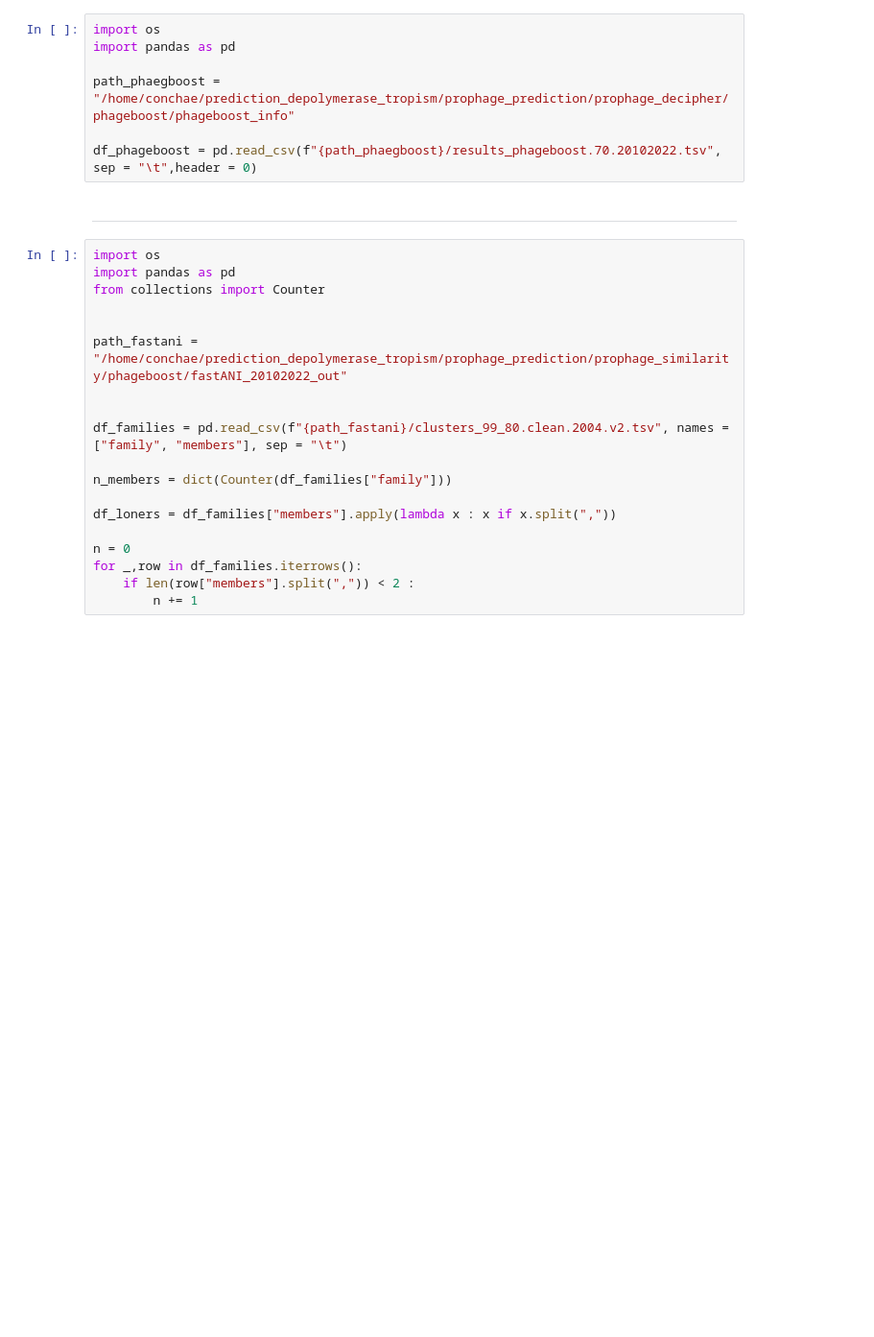
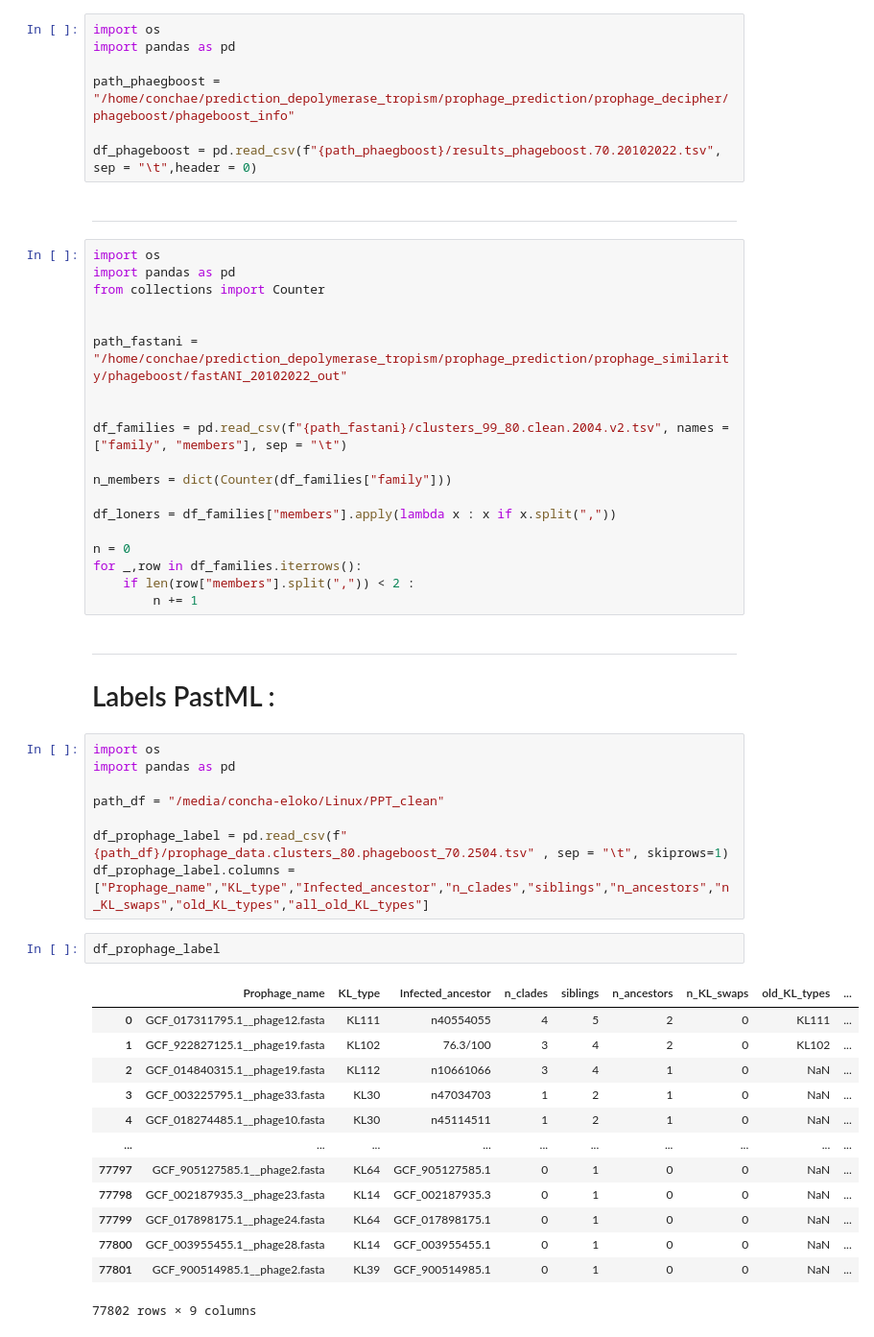
Before and after one commit to conchaeloko/Klebsiella_TropiSEARCH, a Jupyter notebook: scripts/B5.Manuscript.ipynb, the cells around one changed output. Shown at 96% size. Saved outputs shown, nothing was run; the diff lists cells and outputs as text; blank space fills up the shorter version.

```diff
--- a/scripts/B5.Manuscript.ipynb
+++ b/scripts/B5.Manuscript.ipynb
@@ -26,3 +26,30 @@ n = 0
 for _,row in df_families.iterrows():
     if len(row["members"].split(",")) < 2 :
         n += 1
+# %% [markdown]
+***
+# Labels PastML :
+# %%
+import os
+import pandas as pd
+
+path_df = "/media/concha-eloko/Linux/PPT_clean"
+
+df_prophage_label = pd.read_csv(f"{path_df}/prophage_data.clusters_80.phageboost_70.2504.tsv" , sep = "\t", skiprows=1)
+df_prophage_label.columns = ["Prophage_name","KL_type","Infected_ancestor","n_clades","siblings","n_ancestors","n_KL_swaps","old_KL_types","all_old_KL_types"]
+# %%
+df_prophage_label
+# %% [output]
+|  | Prophage_name | KL_type | Infected_ancestor | n_clades | siblings | n_ancestors | n_KL_swaps | old_KL_types | ... |
+| 0 | GCF_017311795.1__phage12.fasta | KL111 | n40554055 | 4 | 5 | 2 | 0 | KL111 | ... |
+| 1 | GCF_922827125.1__phage19.fasta | KL102 | 76.3/100 | 3 | 4 | 2 | 0 | KL102 | ... |
+| 2 | GCF_014840315.1__phage19.fasta | KL112 | n10661066 | 3 | 4 | 1 | 0 | NaN | ... |
+| 3 | GCF_003225795.1__phage33.fasta | KL30 | n47034703 | 1 | 2 | 1 | 0 | NaN | ... |
+| 4 | GCF_018274485.1__phage10.fasta | KL30 | n45114511 | 1 | 2 | 1 | 0 | NaN | ... |
+| ... | ... | ... | ... | ... | ... | ... | ... | ... | ... |
+| 77797 | GCF_905127585.1__phage2.fasta | KL64 | GCF_905127585.1 | 0 | 1 | 0 | 0 | NaN | ... |
+| 77798 | GCF_002187935.3__phage23.fasta | KL14 | GCF_002187935.3 | 0 | 1 | 0 | 0 | NaN | ... |
+| 77799 | GCF_017898175.1__phage24.fasta | KL64 | GCF_017898175.1 | 0 | 1 | 0 | 0 | NaN | ... |
+| 77800 | GCF_003955455.1__phage28.fasta | KL14 | GCF_003955455.1 | 0 | 1 | 0 | 0 | NaN | ... |
+| 77801 | GCF_900514985.1__phage2.fasta | KL39 | GCF_900514985.1 | 0 | 1 | 0 | 0 | NaN | ... |
+77802 rows × 9 columns
```
Also changed, not shown: parts of 3 cells of this notebook, 17 other files.
